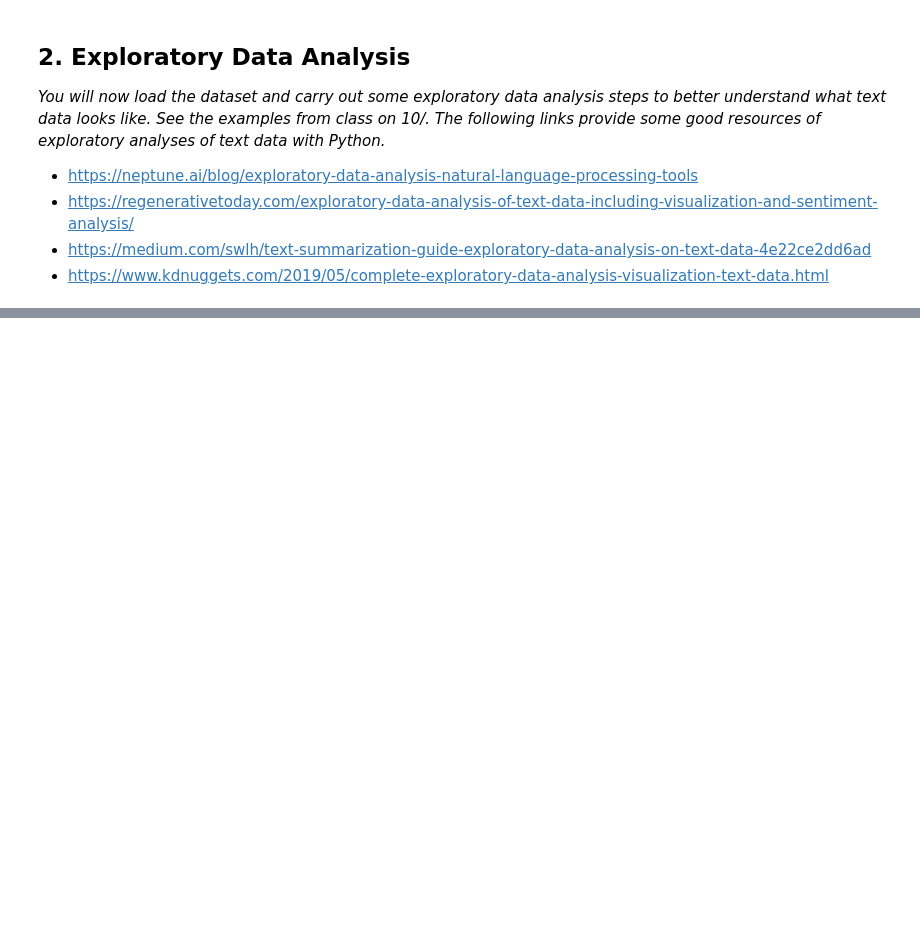
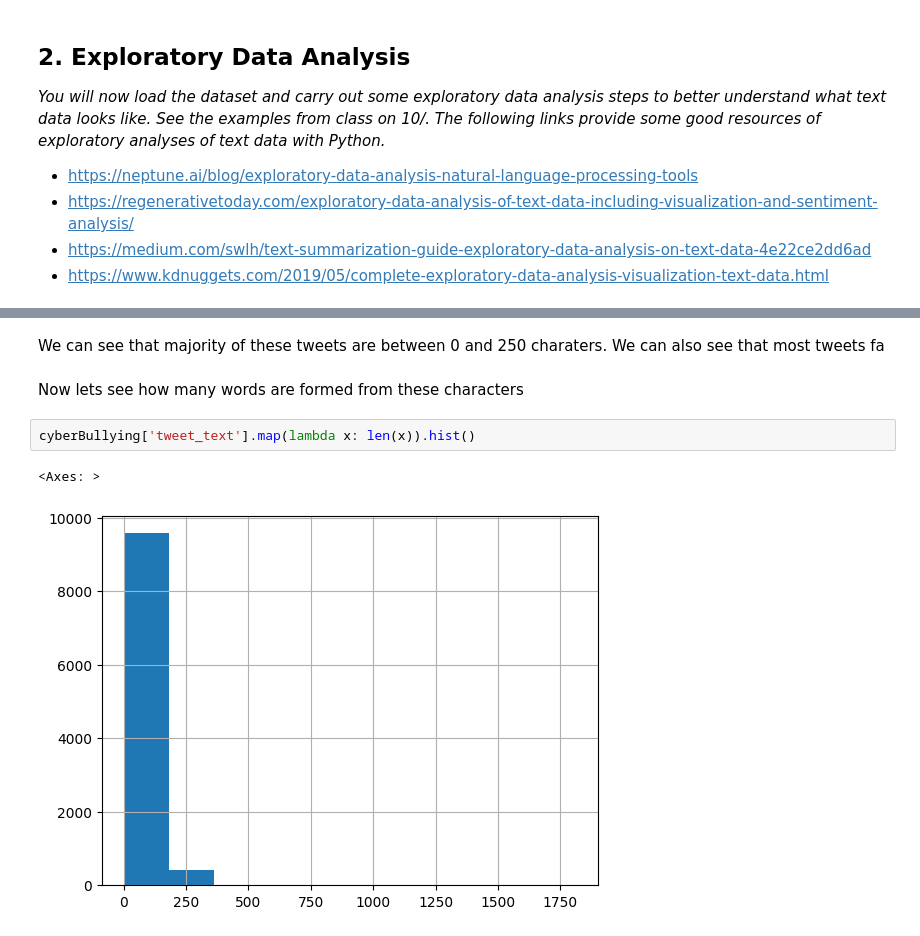
Before and after one commit to Matthew-Bustamante/CS39AA-Project-Cyberbullying, a Jupyter notebook: project_part1.ipynb, the cells around one changed output, grey strips where cells are left out. Saved outputs shown, nothing was run; the diff lists cells and outputs as text; blank space fills up the shorter version.

```diff
--- a/project_part1.ipynb
+++ b/project_part1.ipynb
@@ -57,0 +83,9 @@ import pandas as pd
+# %% [markdown]
+We can see that majority of these tweets are between 0 and 250 charaters.  We can also see that most tweets fa
+# %% [markdown]
+Now lets see how many words are formed from these characters
+# %%
+cyberBullying['tweet_text'].map(lambda x: len(x)).hist()
+# %% [output]
+<Axes: >
+[figure, added]
```
Also changed, not shown: parts of 6 cells of this notebook.
